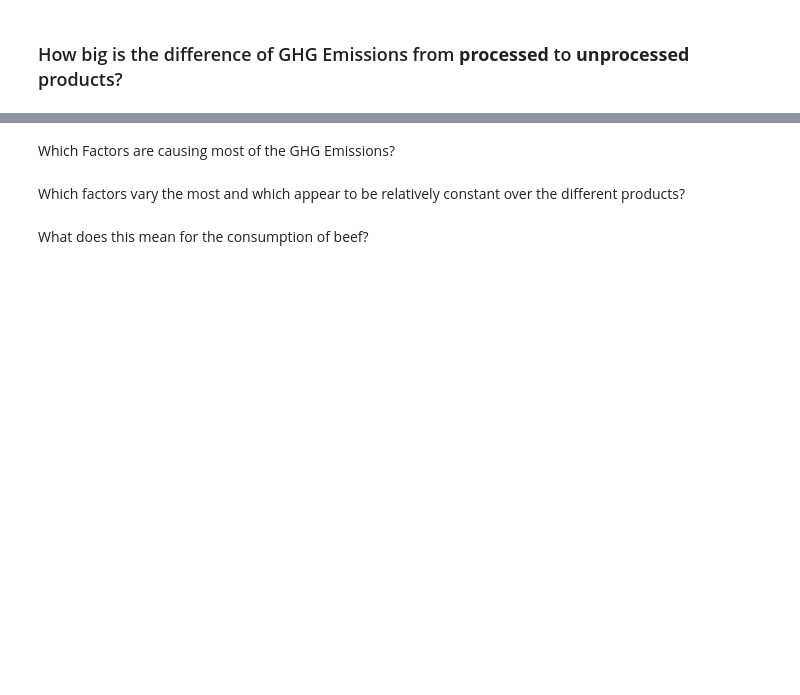
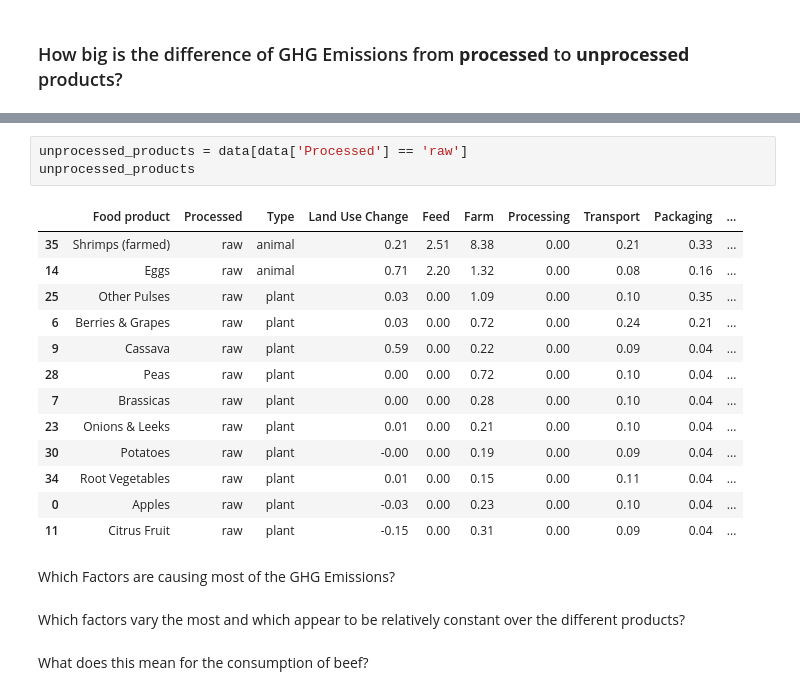
Before and after one commit to felixschwebel/FoodEmissions, a Jupyter notebook: FoodEmissions.ipynb, the cells around one changed output, grey strips where cells are left out. Saved outputs shown, nothing was run; the diff lists cells and outputs as text; blank space fills up the shorter version.

```diff
--- a/FoodEmissions.ipynb
+++ b/FoodEmissions.ipynb
@@ -167,3 +205,20 @@ The mean value of the Total Global Average GHG Emissions per kg of **Animal Prod
+# %%
+unprocessed_products = data[data['Processed'] == 'raw']
+unprocessed_products
+# %% [output]
+|  | Food product | Processed | Type | Land Use Change | Feed | Farm | Processing | Transport | Packaging | ... |
+| 35 | Shrimps (farmed) | raw | animal | 0.21 | 2.51 | 8.38 | 0.00 | 0.21 | 0.33 | ... |
+| 14 | Eggs | raw | animal | 0.71 | 2.20 | 1.32 | 0.00 | 0.08 | 0.16 | ... |
+| 25 | Other Pulses | raw | plant | 0.03 | 0.00 | 1.09 | 0.00 | 0.10 | 0.35 | ... |
+| 6 | Berries & Grapes | raw | plant | 0.03 | 0.00 | 0.72 | 0.00 | 0.24 | 0.21 | ... |
+| 9 | Cassava | raw | plant | 0.59 | 0.00 | 0.22 | 0.00 | 0.09 | 0.04 | ... |
+| 28 | Peas | raw | plant | 0.00 | 0.00 | 0.72 | 0.00 | 0.10 | 0.04 | ... |
+| 7 | Brassicas | raw | plant | 0.00 | 0.00 | 0.28 | 0.00 | 0.10 | 0.04 | ... |
+| 23 | Onions & Leeks | raw | plant | 0.01 | 0.00 | 0.21 | 0.00 | 0.10 | 0.04 | ... |
+| 30 | Potatoes | raw | plant | -0.00 | 0.00 | 0.19 | 0.00 | 0.09 | 0.04 | ... |
+| 34 | Root Vegetables | raw | plant | 0.01 | 0.00 | 0.15 | 0.00 | 0.11 | 0.04 | ... |
+| 0 | Apples | raw | plant | -0.03 | 0.00 | 0.23 | 0.00 | 0.10 | 0.04 | ... |
+| 11 | Citrus Fruit | raw | plant | -0.15 | 0.00 | 0.31 | 0.00 | 0.09 | 0.04 | ... |
 # %% [markdown]
 Which Factors are causing most of the GHG Emissions?
 # %% [markdown]
```
Also changed, not shown: parts of 7 cells of this notebook, 1 other file.
